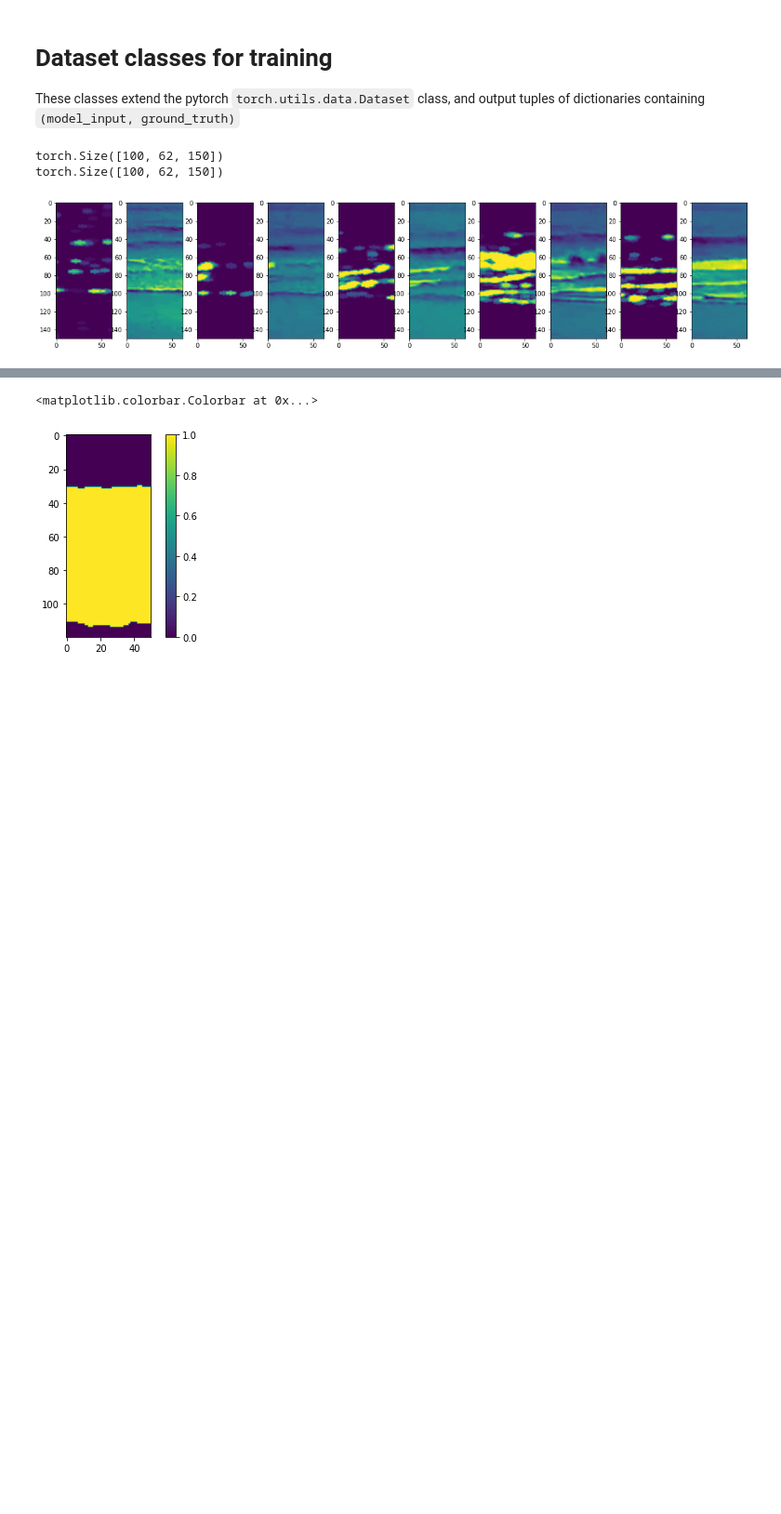
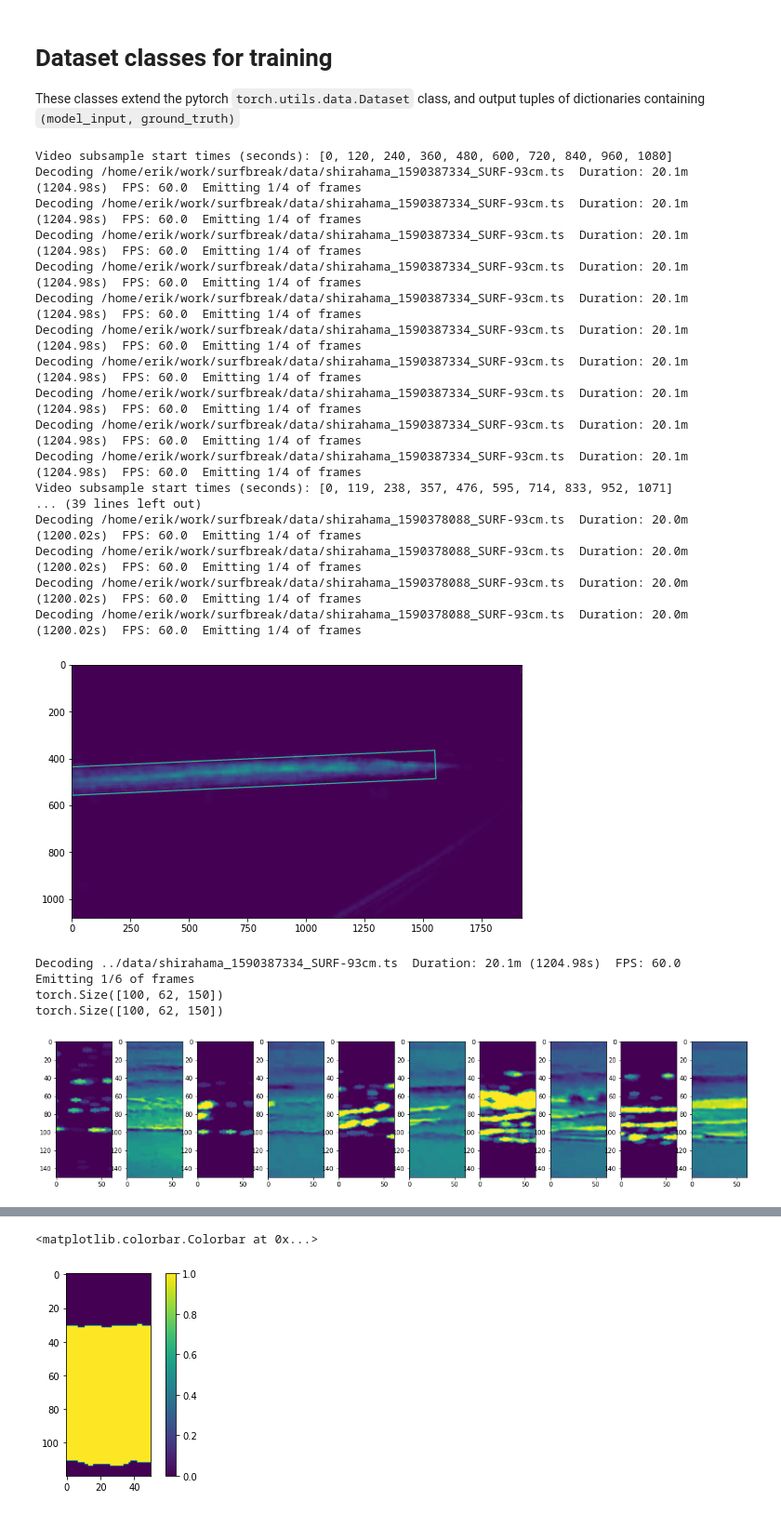
Before and after one commit to sjobeek/surfbreak, a Jupyter notebook: nbs/08_training_datasets.ipynb, the cells around one changed output, grey strips where cells are left out. Shown: that part at 93% size. Saved outputs shown, nothing was run; the diff lists cells and outputs as text; code cells hidden in the pictures; blank space fills up the shorter version.

```diff
--- a/nbs/08_training_datasets.ipynb
+++ b/nbs/08_training_datasets.ipynb
@@ -15,27 +15,46 @@ import torch.nn.functional as F
 
 from surfbreak.datasets import normalize_tensor, get_wavefront_tensor_txy
 # %%
-param_dict = dict(ydim_out=150, slice_xrange=(30,90), output_dim=3, start_s=0, duration_s=20, time_axis_scale=0.5)
+param_dict = dict(video_filepath='../data/shirahama_1590387334_SURF-93cm.ts',ydim_out=150, slice_xrange=(30,90), output_dim=3, start_s=0, duration_s=20, time_axis_scale=0.5)
 wf_tensor_txy = get_wavefront_tensor_txy(**param_dict, target_graph_key='result')
 tdim, xdim, ydim = wf_tensor_txy.shape
 print(wf_tensor_txy.shape)
 assert tdim == int(param_dict['duration_s'] * 10 * param_dict['time_axis_scale']) # code assumes 10hz signal input
 assert ydim == param_dict["ydim_out"]
 
 vid_tensor_txy = get_wavefront_tensor_txy(**param_dict, target_graph_key='scaled_video_tensor')
 print(vid_tensor_txy.shape)
 
 assert wf_tensor_txy.shape == vid_tensor_txy.shape
 
 n_plots=5
 fig, axes = plt.subplots(ncols=2*n_plots, figsize=(20,4))
 for i in range(n_plots):
     axes[ i*2 ].imshow(wf_tensor_txy[0+10*i].T)
     axes[i*2+1].imshow(vid_tensor_txy[0+10*i].T)
 # %% [output]
-torch.Size([100, 62, 150])
-torch.Size([100, 62, 150])
+Video subsample start times (seconds): [0, 120, 240, 360, 480, 600, 720, 840, 960, 1080]
+Decoding /home/erik/work/surfbreak/data/shirahama_1590387334_SURF-93cm.ts  Duration: 20.1m (1204.98s)  FPS: 60.0  Emitting 1/4 of frames
+Decoding /home/erik/work/surfbreak/data/shirahama_1590387334_SURF-93cm.ts  Duration: 20.1m (1204.98s)  FPS: 60.0  Emitting 1/4 of frames
+Decoding /home/erik/work/surfbreak/data/shirahama_1590387334_SURF-93cm.ts  Duration: 20.1m (1204.98s)  FPS: 60.0  Emitting 1/4 of frames
+Decoding /home/erik/work/surfbreak/data/shirahama_1590387334_SURF-93cm.ts  Duration: 20.1m (1204.98s)  FPS: 60.0  Emitting 1/4 of frames
+Decoding /home/erik/work/surfbreak/data/shirahama_1590387334_SURF-93cm.ts  Duration: 20.1m (1204.98s)  FPS: 60.0  Emitting 1/4 of frames
+Decoding /home/erik/work/surfbreak/data/shirahama_1590387334_SURF-93cm.ts  Duration: 20.1m (1204.98s)  FPS: 60.0  Emitting 1/4 of frames
+Decoding /home/erik/work/surfbreak/data/shirahama_1590387334_SURF-93cm.ts  Duration: 20.1m (1204.98s)  FPS: 60.0  Emitting 1/4 of frames
+Decoding /home/erik/work/surfbreak/data/shirahama_1590387334_SURF-93cm.ts  Duration: 20.1m (1204.98s)  FPS: 60.0  Emitting 1/4 of frames
+Decoding /home/erik/work/surfbreak/data/shirahama_1590387334_SURF-93cm.ts  Duration: 20.1m (1204.98s)  FPS: 60.0  Emitting 1/4 of frames
+Decoding /home/erik/work/surfbreak/data/shirahama_1590387334_SURF-93cm.ts  Duration: 20.1m (1204.98s)  FPS: 60.0  Emitting 1/4 of frames
+Video subsample start times (seconds): [0, 119, 238, 357, 476, 595, 714, 833, 952, 1071]
+... (39 lines left out)
+Decoding /home/erik/work/surfbreak/data/shirahama_1590378088_SURF-93cm.ts  Duration: 20.0m (1200.02s)  FPS: 60.0  Emitting 1/4 of frames
+Decoding /home/erik/work/surfbreak/data/shirahama_1590378088_SURF-93cm.ts  Duration: 20.0m (1200.02s)  FPS: 60.0  Emitting 1/4 of frames
+Decoding /home/erik/work/surfbreak/data/shirahama_1590378088_SURF-93cm.ts  Duration: 20.0m (1200.02s)  FPS: 60.0  Emitting 1/4 of frames
+Decoding /home/erik/work/surfbreak/data/shirahama_1590378088_SURF-93cm.ts  Duration: 20.0m (1200.02s)  FPS: 60.0  Emitting 1/4 of frames
-[figure, old version]
+[figure, new version]
+Decoding ../data/shirahama_1590387334_SURF-93cm.ts  Duration: 20.1m (1204.98s)  FPS: 60.0  Emitting 1/6 of frames
+torch.Size([100, 62, 150])
+torch.Size([100, 62, 150])
+[figure, added]
 # %%
 from surfbreak.datasets import get_mgrid, WaveformVideoDataset
 # %%
```
Also changed, not shown: parts of 7 cells of this notebook, 6 other files.
